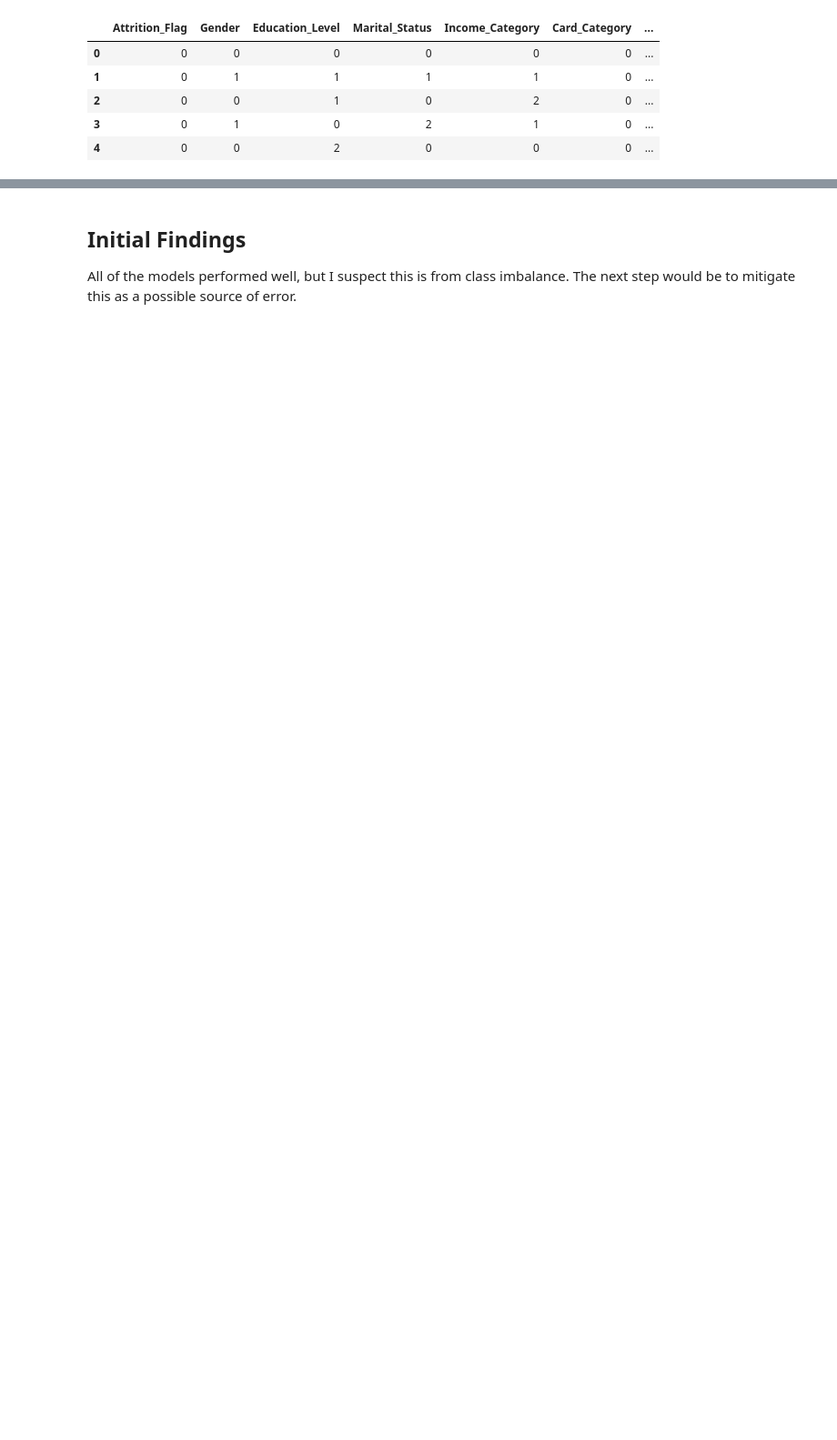
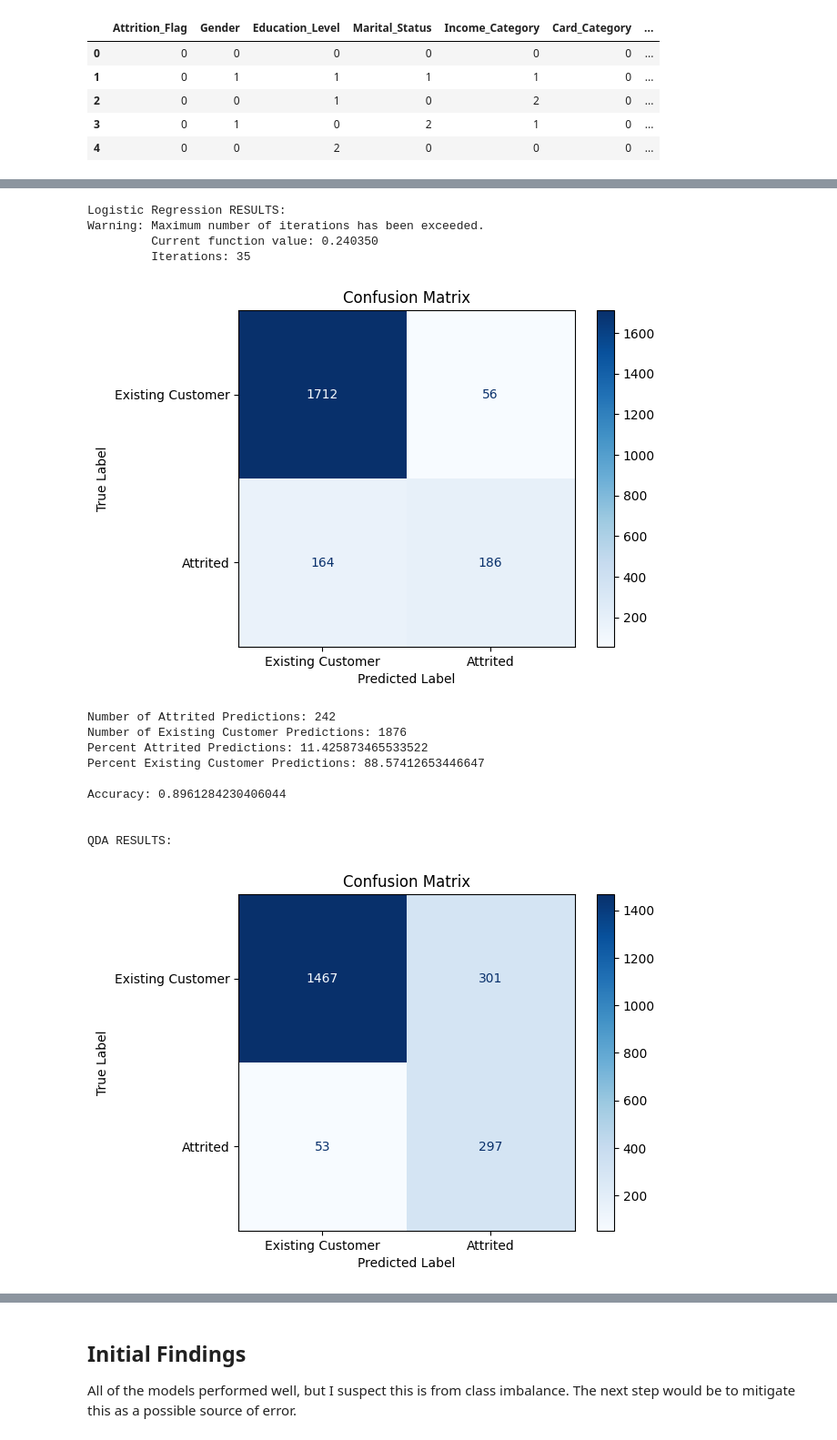
Before and after one commit to rcwaterman/DSE6111, a Jupyter notebook: Course_Project/Preliminary_Results/initial_experiments.ipynb, the cells around one changed output, grey strips where cells are left out. Shown at 91% size. Cells and saved outputs as stored; diff of their text form; code cells hidden in the pictures; blank space fills up the shorter version.

```diff
--- a/Course_Project/Preliminary_Results/initial_experiments.ipynb
+++ b/Course_Project/Preliminary_Results/initial_experiments.ipynb
@@ -425,0 +494,2 @@ def split_data(data):
+# %%
+null_model_data = pd.read_csv('./customer_data/customer_data.csv')
@@ -425,0 +539,37 @@ def split_data(data):
+# %%
+training_data, eval_data = split_data(null_model_data)
+
+X = training_data.drop('Attrition_Flag', axis=1).values
+y = training_data[['Attrition_Flag']]
+
+novel_X = eval_data.drop('Attrition_Flag', axis=1).values
+novel_y = eval_data[['Attrition_Flag']]
+
+model_names = ['Logistic Regression', 'QDA', 'KNN']
+
+labels = ['Existing Customer', 'Attrited']
+
+model_results = {name:[] for name in model_names}
+
+for model in model_names:
+    print(f'\n\n{model} RESULTS: ')
+    test_model = ModelEvaluator(model)
+    test_model.fit_model(X, y)
+    test_model.eval_model(novel_X, novel_y, labels)
+    model_results[model].append(test_model.accuracy)
+# %% [output]
+Logistic Regression RESULTS:
+Warning: Maximum number of iterations has been exceeded.
+         Current function value: 0.240350
+         Iterations: 35
+[figure, added]
+Number of Attrited Predictions: 242
+Number of Existing Customer Predictions: 1876
+Percent Attrited Predictions: 11.425873465533522
+Percent Existing Customer Predictions: 88.57412653446647
+
+Accuracy: 0.8961284230406044
+
+
+QDA RESULTS:
+[figure, added]
```
Also changed, not shown: parts of 33 cells of this notebook, 2 other files.
